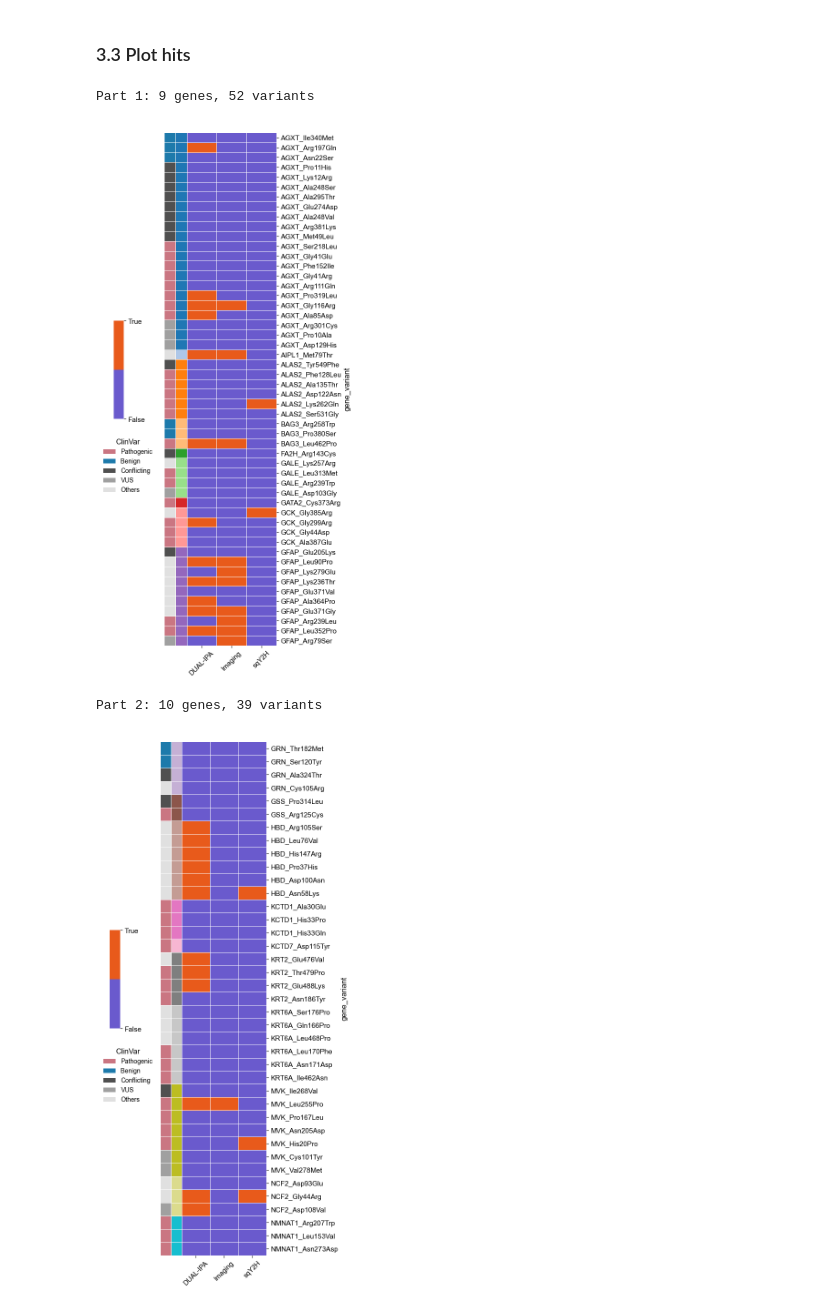
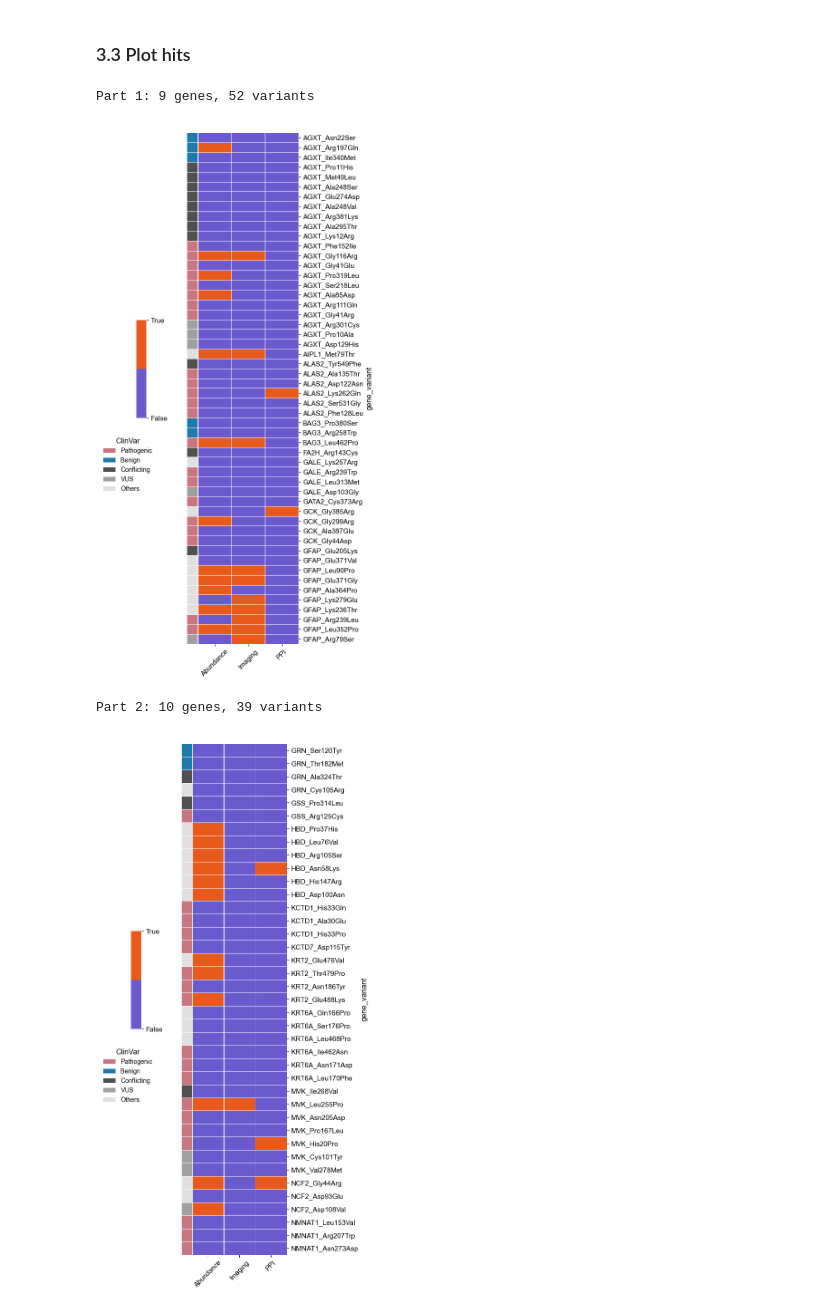
Before and after one commit to broadinstitute/2025_laval_submitted, a Jupyter notebook: 3_integrated_assay_results/2_analysis/0_all_assays_summary.ipynb, the cells around one changed output. Cells and saved outputs as stored; diff of their text form; code cells hidden in the pictures.

```diff
--- a/3_integrated_assay_results/2_analysis/0_all_assays_summary.ipynb
+++ b/3_integrated_assay_results/2_analysis/0_all_assays_summary.ipynb
@@ -1683,13 +1714,13 @@ df = al_dual_img_ppi_intersect.select(
     pl.when(pl.col("dualipa_abun_change")=="Y")
     .then(pl.lit(1))
     .otherwise(pl.lit(0))
-    .alias("DUAL-IPA"),
+    .alias("Abundance"),
     pl.col("img_pheno_hit").cast(pl.Int8).alias("Imaging"),
-    pl.col("ppi_hit").alias("sqY2H"),
+    pl.col("ppi_hit").alias("PPI"),
 ).to_pandas()
 
 # Ensure hit columns are ints
-hit_cols = ['DUAL-IPA', 'Imaging', 'sqY2H']
+hit_cols = ['Abundance', 'Imaging', 'PPI']
 df[hit_cols] = df[hit_cols].astype(int)
 
 # Sort by gene symbol and ClinVar category
@@ -1730,7 +1761,7 @@ def create_clustermap_part(df_part, part_name, genes_subset):
     row_colors_genes_part = [gene_lut[gene] for gene in df_part['symbol']]
 
     # Combine row colors
-    row_colors_part = [row_colors_clinvar_part, row_colors_genes_part]
+    row_colors_part = [row_colors_clinvar_part] #row_colors_genes_part
 
     # Create clustermap
     g = sns.clustermap(
@@ -1757,34 +1788,34 @@ def create_clustermap_part(df_part, part_name, genes_subset):
     g.ax_heatmap.legend(
         handles=handles,
         title='ClinVar',
         bbox_to_anchor=(-1., 0.35),
         loc='center left',
         frameon=False,
         fontsize=10
     )
     g.ax_heatmap.tick_params(axis='x', rotation=45)
     # g.ax_heatmap.set_yticks(range(len(matrix_part)))
     # g.ax_heatmap.set_yticklabels(matrix_part.index, fontsize=10, va='center')
 
     # Change colorbar labels
     # g.ax_cbar.set_yticklabels(['False', 'True'])
 
     # plt.suptitle(f'{part_name} (Genes: {", ".join(genes_subset[:5])}{"..." if len(genes_subset) > 5 else ""})',
     #              y=1., fontsize=14)
     plt.show()
 
 # Create both parts
 print(f"Part 1: {len(genes_part1)} genes, {len(df_part1)} variants")
 create_clustermap_part(df_part1, "Part 1", genes_part1)
 
 print(f"Part 2: {len(genes_part2)} genes, {len(df_part2)} variants")
 create_clustermap_part(df_part2, "Part 2", genes_part2)
 
 print(f"Part 2: {len(genes_part2)} genes, {len(df_part2)} variants")
 create_clustermap_part(df_part3, "Part 3", genes_part3)
 # %% [output]
 Part 1: 9 genes, 52 variants
-[figure, old version]
+[figure, new version]
 Part 2: 10 genes, 39 variants
-[figure, old version]
+[figure, new version]
 Part 2: 10 genes, 39 variants
```
Also changed, not shown: parts of 6 cells of this notebook, 8 other files.
